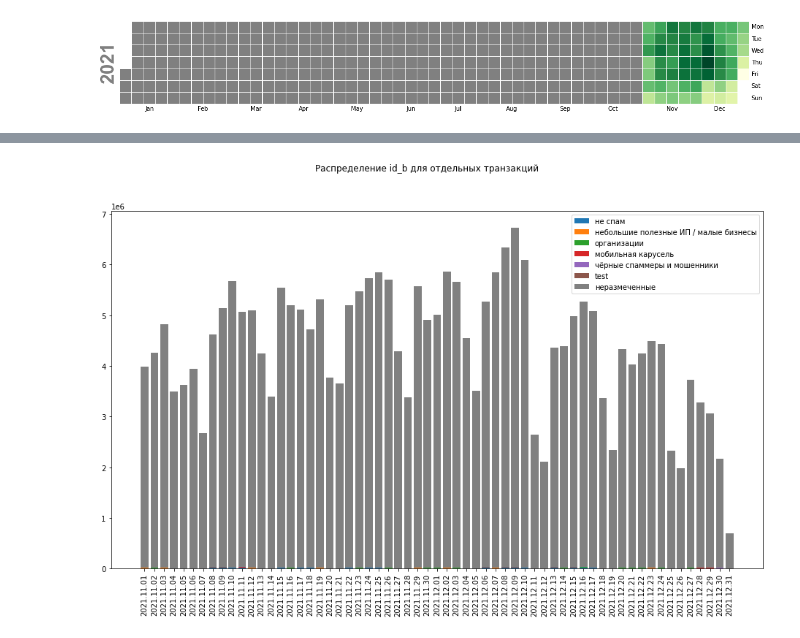
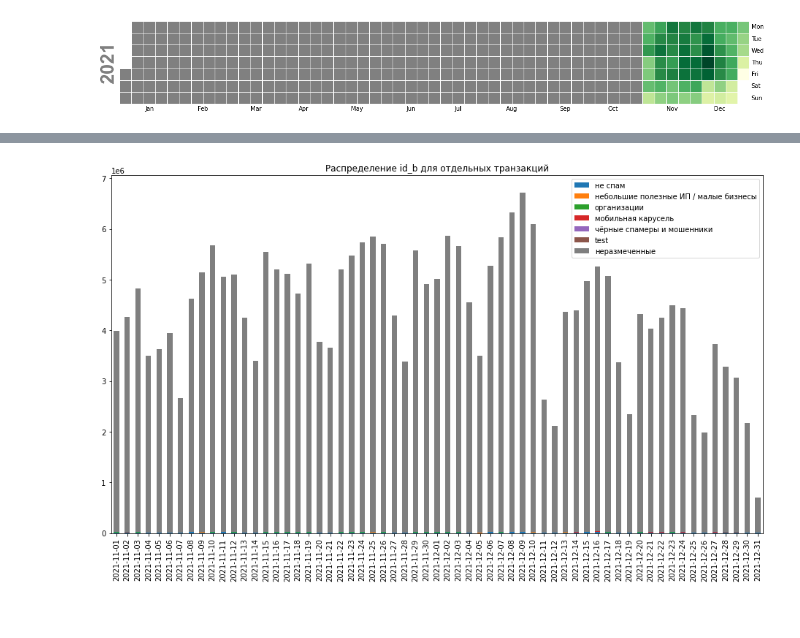
Before and after one commit to mikhailmartin/BestHack2022-DataScience, a Jupyter notebook: EDA.ipynb, the cells around one changed output, grey strips where cells are left out. Saved outputs shown, nothing was run; the diff lists cells and outputs as text; code cells hidden in the pictures.

```diff
--- a/EDA.ipynb
+++ b/EDA.ipynb
@@ -196,26 +193,10 @@ plt.show()
-# %%
-fig, ax = plt.subplots(figsize=(16, 9))
-
-ax.bar(dates, transactions_0_b, label=LABELS[0])
-bottom = np.array(transactions_0_b)
-ax.bar(dates, transactions_1_b, label=LABELS[1], bottom=bottom)
-bottom += np.array(transactions_1_b)
-ax.bar(dates, transactions_2_b, label=LABELS[2], bottom=bottom)
-bottom += np.array(transactions_2_b)
-ax.bar(dates, transactions_3_b, label=LABELS[3], bottom=bottom)
-bottom += np.array(transactions_3_b)
-ax.bar(dates, transactions_4_b, label=LABELS[4], bottom=bottom)
-bottom += np.array(transactions_4_b)
-ax.bar(dates, transactions_test_b, label='test', bottom=bottom)
-bottom += np.array(transactions_test_b)
-ax.bar(dates, transactions_unlabeled_b, label='неразмеченные', bottom=bottom, color='gray')
-
-ax.legend()
-for tick in ax.get_xticklabels():
-    tick.set_rotation(90)
-fig.suptitle('Распределение id_b для отдельных транзакций')
-
-plt.show()
-# %% [output]
-[figure, removed]
+# %%
+fig, ax = plt.subplots(figsize=(16, 9))
+
+transactions_b.plot(kind='bar', stacked=True, ax=ax, color=COLORS[:7], title='Распределение id_b для отдельных транзакций')
+ax.set_xticklabels(transactions_b.index.format())
+
+plt.show()
+# %% [output]
+[figure, added]
 # %%
```
Also changed, not shown: parts of 9 cells of this notebook.
